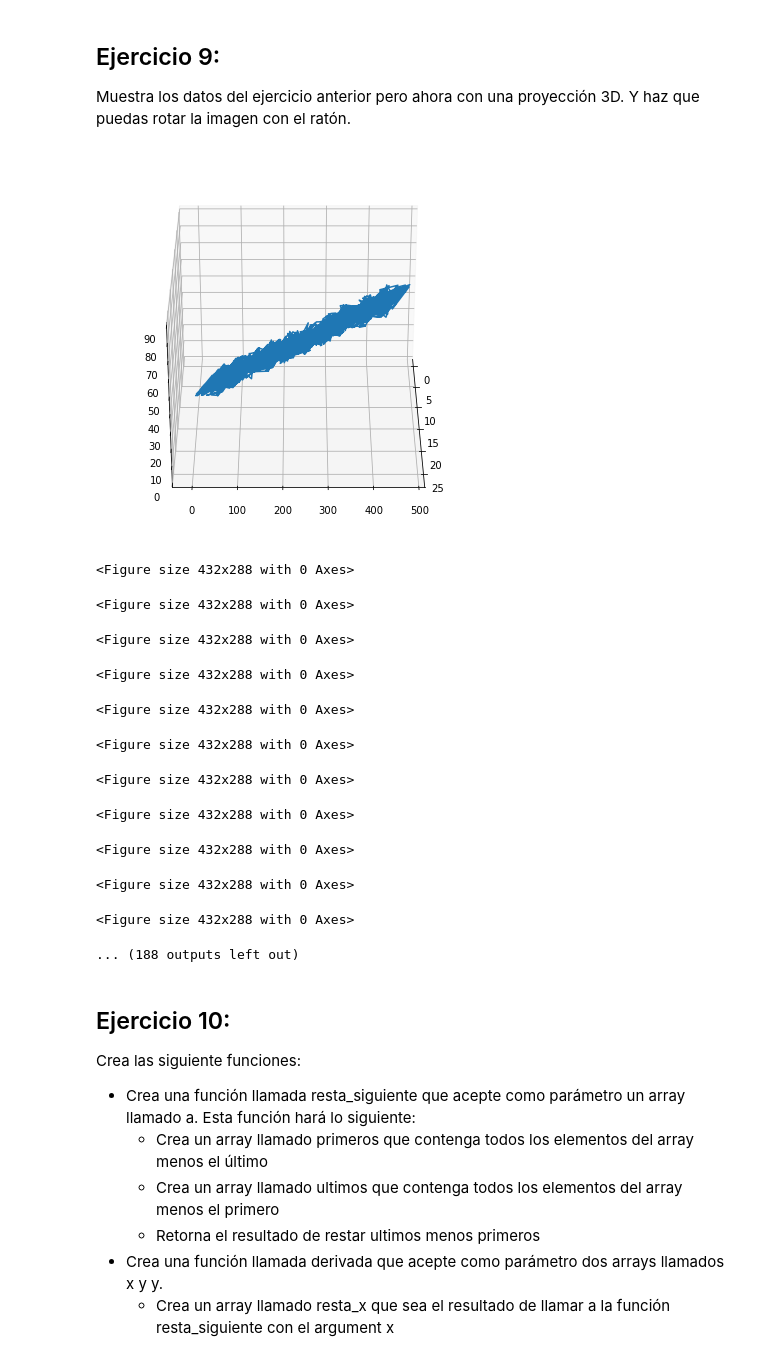
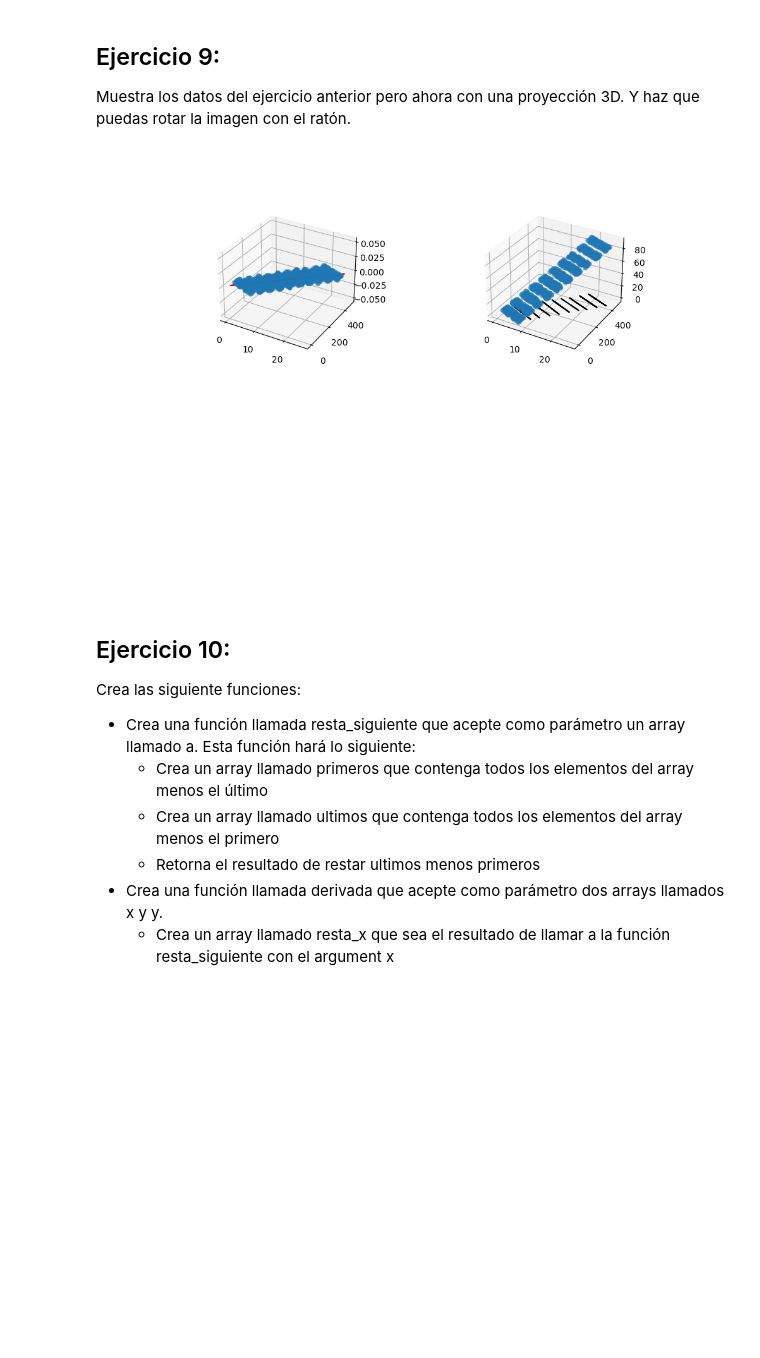
Before and after one commit to IanIAyBD/Curso, a Jupyter notebook: API/Tema 4 Graficos/grafics_ejer.ipynb, the cells around one changed output. Saved outputs shown, nothing was run; the diff lists cells and outputs as text; code cells hidden in the pictures; blank space fills up the shorter version.

```diff
--- a/API/Tema 4 Graficos/grafics_ejer.ipynb
+++ b/API/Tema 4 Graficos/grafics_ejer.ipynb
@@ -329,30 +329,28 @@ fig2
 # %% [markdown]
 ## Ejercicio 9:
 Muestra los datos del ejercicio anterior pero ahora con una proyección 3D. Y haz que puedas rotar la imagen con el ratón.
-# %%
-cubo = plt.figure(figsize = (15,7))
-
-cuboax = cubo.add_subplot(111, projection = '3d')
-cuboax.plot3D(x, y, z)
-
-for angle in range(0, 360):
-    cuboax.view_init(30, angle)
-    plt.draw()
-    plt.pause(.001)
-# %% [output]
-[figure, removed]
-<Figure size 432x288 with 0 Axes>
-<Figure size 432x288 with 0 Axes>
-<Figure size 432x288 with 0 Axes>
-<Figure size 432x288 with 0 Axes>
-<Figure size 432x288 with 0 Axes>
-<Figure size 432x288 with 0 Axes>
-<Figure size 432x288 with 0 Axes>
-<Figure size 432x288 with 0 Axes>
-<Figure size 432x288 with 0 Axes>
-<Figure size 432x288 with 0 Axes>
-<Figure size 432x288 with 0 Axes>
-... (188 outputs left out)
+# %%
+%matplotlib ipympl
+
+cubo = plt.figure(figsize = (10,7))
+
+cuboax = cubo.add_subplot(221, projection = '3d')
+cuboax.plot(x,y_pred, color= "red")
+cuboax.scatter(x, y, alpha=0.4)
+
+
+cuboax2 = cubo.add_subplot(222, projection = '3d')
+cuboax2.scatter(x, y, z, alpha=0.4)
+
+for i in np.unique(z):
+    modelo = LinearRegression()
+    x_ax2 = np.array(datos[datos['edad'] == i]['vacunas'])
+    y_ax2 = np.array(datos[datos['edad'] == i]['pacientes'])
+    modelo.fit(x_ax2.reshape(-1,1),y_ax2)
+    y_ax2_pred = modelo.predict(x_ax2.reshape(-1,1))
+    cuboax2.plot(x_ax2,y_ax2_pred, color= "black")
+# %% [output]
+[figure, added]
 # %% [markdown]
 ## Ejercicio 10:
 Crea las siguiente funciones:
```
Also changed, not shown: parts of 1 cell of this notebook, 8 other files.
